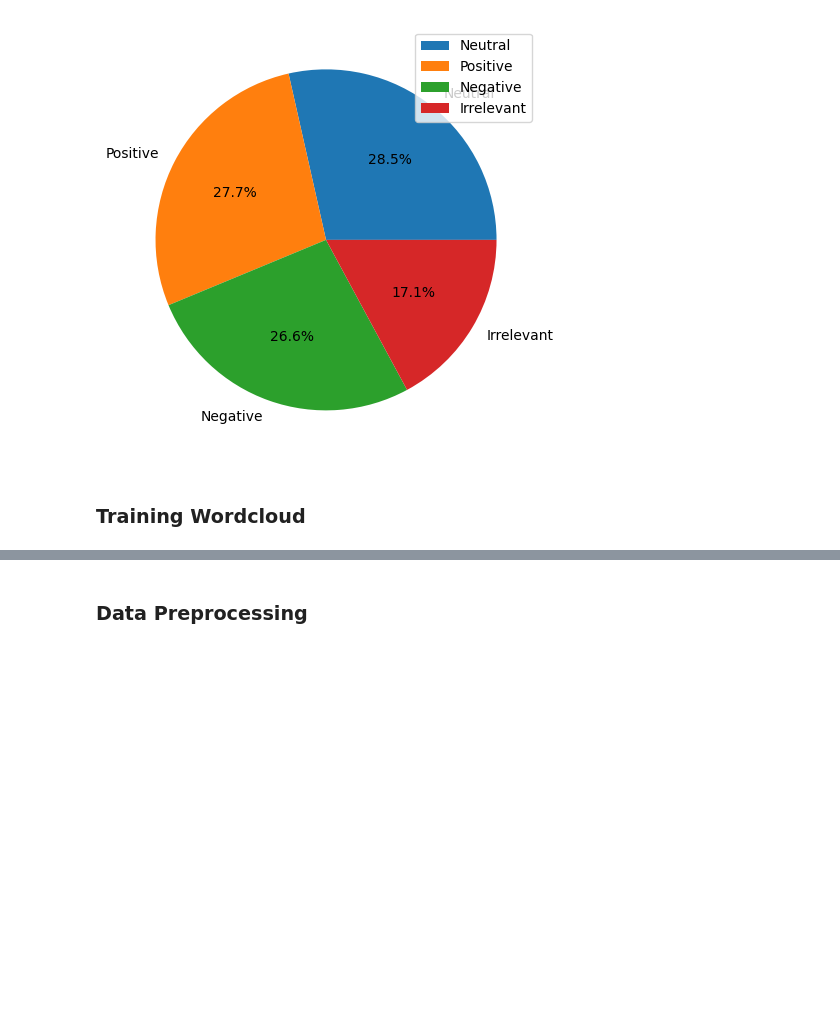
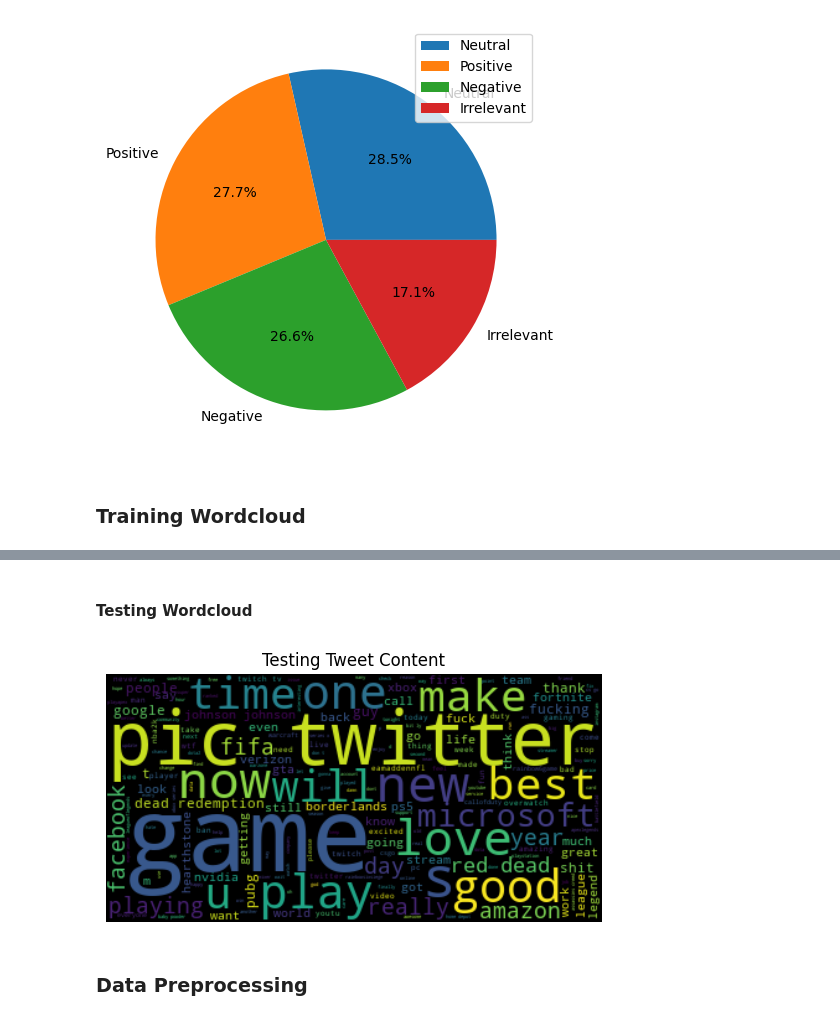
Before and after one commit to RampageousRJ/Twitter-Sentiment-Analysis, a Jupyter notebook: model/model.ipynb, the cells around one changed output, grey strips where cells are left out. Cells and saved outputs as stored; diff of their text form; code cells hidden in the pictures; blank space fills up the shorter version.

```diff
--- a/model/model.ipynb
+++ b/model/model.ipynb
@@ -149,3 +147,15 @@ fig.tight_layout()
+# %% [markdown]
+#### Testing Wordcloud
+# %%
+from wordcloud import WordCloud
+wordcloud = WordCloud().generate(string)
+string = ' '.join(tweet for tweet in df_test['Content'])
+plt.imshow(wordcloud,interpolation='bilinear')
+plt.axis("off")
+plt.title('Testing Tweet Content')
+plt.show()
+# %% [output]
+[figure, added]
 # %% [markdown]
 ### Data Preprocessing
 # %% [markdown]
```
Also changed, not shown: parts of 3 cells of this notebook, 2 other files.
